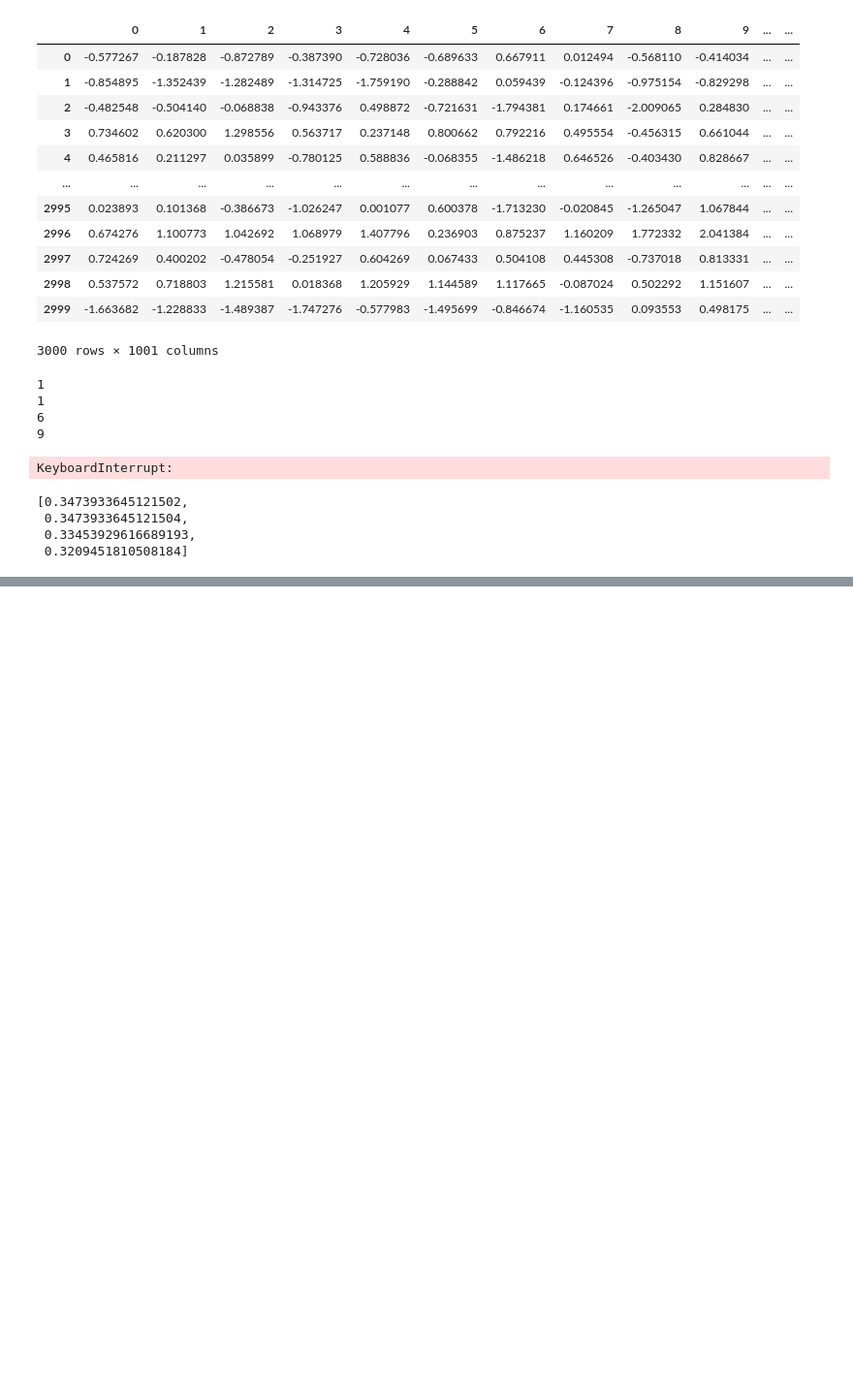
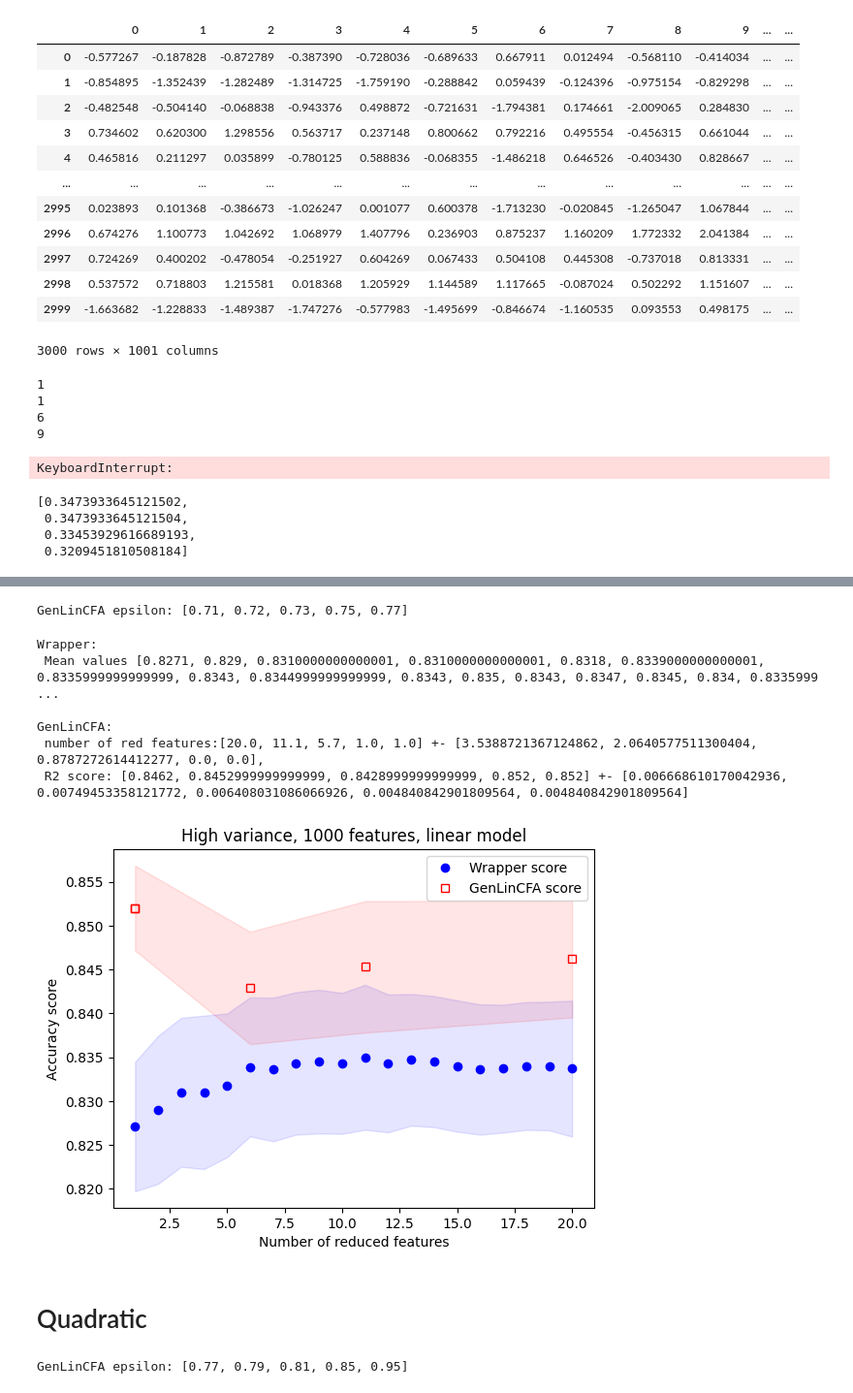
Before and after one commit to PaoloBonettiPolimi/PaperNon_Gen_LinCFA, a Jupyter notebook: Non_Gen_LinCFA_experiments.ipynb, the cells around one changed output, grey strips where cells are left out. Shown at 97% size. Drawn from its saved outputs; the diff is of its cells as text; code cells hidden in the pictures; blank space fills up the shorter version.

```diff
--- a/Non_Gen_LinCFA_experiments.ipynb
+++ b/Non_Gen_LinCFA_experiments.ipynb
@@ -196,10 +196,6 @@ def compute_means_fromList(lis, list_len):
     for i in range(list_len):
         res.append(np.mean(lis[i::list_len]))
     return res
-# %%
-import pickle
-with open('res.pkl', 'rb') as f:
-    x = pickle.load(f)
 # %% [markdown]
 # Dipendenza lineare, variabile singola, media
 # %%
@@ -1164,4 +1097,0 @@ GenLinCFA:
-# %%
-import pickle
-with open('class_highNoise_1000var.pkl', 'rb') as f:
-    results = pickle.load(f)
@@ -1254,4 +1097,0 @@ def plot_class_squaredAggr(result,title,wrapper_stop):
-# %%
-import pickle
-with open('quadratic_class_lowNoise_100var.pkl', 'rb') as f:
-    results = pickle.load(f)
@@ -1273,0 +1164,20 @@ plot_class_squaredAggr(results,"Low variance, 100 features, squared model:\nline
+# %%
+import pickle
+with open('/Users/paolo/Documents/PaperNon_Gen_LinCFA/results/class_retry_highNoise.pkl', 'rb') as f:
+    results = pickle.load(f)
+# %%
+print(f'GenLinCFA epsilon: {[results[1][0][i][0] for i in range(5)]}')
+# %% [output]
+GenLinCFA epsilon: [0.71, 0.72, 0.73, 0.75, 0.77]
+# %%
+plot_class(results,"High variance, 1000 features, linear model",20,'HighVar_1000Feat_lin_class.png')
+# %% [output]
+Wrapper:
+ Mean values [0.8271, 0.829, 0.8310000000000001, 0.8310000000000001, 0.8318, 0.8339000000000001, 0.8335999999999999, 0.8343, 0.8344999999999999, 0.8343, 0.835, 0.8343, 0.8347, 0.8345, 0.834, 0.8335999 ...
+
+GenLinCFA:
+ number of red features:[20.0, 11.1, 5.7, 1.0, 1.0] +- [3.5388721367124862, 2.0640577511300404, 0.8787272614412277, 0.0, 0.0],
+ R2 score: [0.8462, 0.8452999999999999, 0.8428999999999999, 0.852, 0.852] +- [0.006668610170042936, 0.00749453358121772, 0.006408031086066926, 0.004840842901809564, 0.004840842901809564]
+[figure, added]
+# %% [markdown]
+# Quadratic
@@ -1273,0 +1280,4 @@ plot_class_squaredAggr(results,"Low variance, 100 features, squared model:\nline
+# %%
+print(f'GenLinCFA epsilon: {[results[0][0][i][0] for i in range(5)]}')
+# %% [output]
+GenLinCFA epsilon: [0.77, 0.79, 0.81, 0.85, 0.95]
```
Also changed, not shown: parts of 70 cells of this notebook, 29 other files.
